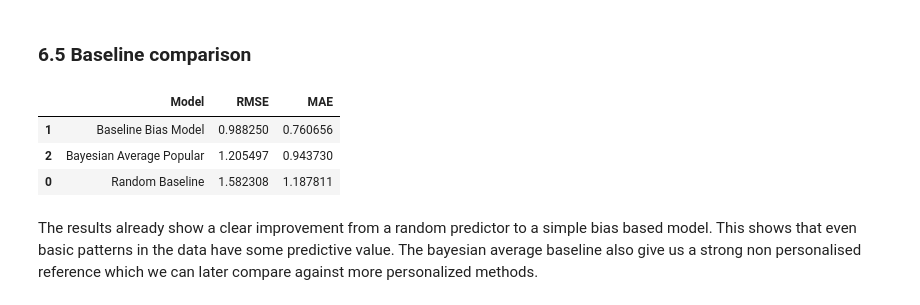
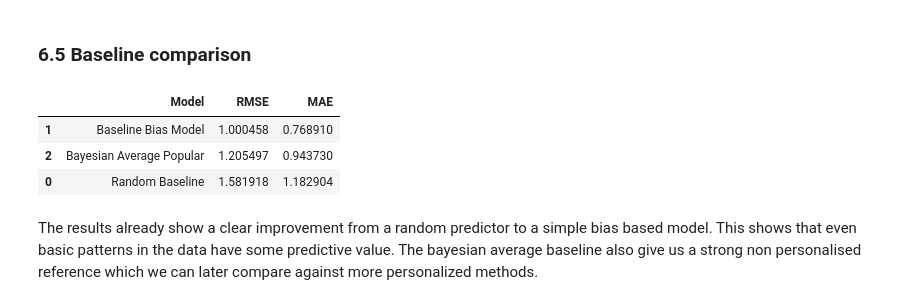
Before and after one commit to Wilyam390/Recommender-Sys, a Jupyter notebook: Group3_Recsys.ipynb, the cells around one changed output. Drawn from its saved outputs; the diff is of its cells as text; code cells hidden in the pictures.

Commit message:
fix: align one single split in all models cuz there were 2 split (data leakage), fixed BAP variable name cuz it had a different variable name, rerun all the cells to make sure there a no more errors

```diff
--- a/Group3_Recsys.ipynb
+++ b/Group3_Recsys.ipynb
@@ -449,9 +451,13 @@ The random baseline recommends unseen products at random. It does not use rating
 To keep model training and evaluation consistent across baselines and collaborative filtering methods, we use the `surprise` library. It is designed for explicit-feedback recommendation tasks and provides a clean framework for rating prediction.
 # %%
 reader = Reader(rating_scale=(1, 5))
-data = Dataset.load_from_df(df_model[["UserId", "ProductId", "Score"]], reader)
 
-trainset, testset = surprise_train_test_split(data, test_size=0.2, random_state=42)
+# Use the SAME split as train_df/test_df to avoid mismatch and leakage
+train_data = Dataset.load_from_df(train_df[["UserId", "ProductId", "Score"]], reader)
+trainset = train_data.build_full_trainset()
+
+# Surprise testset format: list of (uid, iid, true_rating)
+testset = list(test_df[["UserId", "ProductId", "Score"]].itertuples(index=False, name=None))
 
 print("Surprise trainset size:", trainset.n_ratings)
 print("Surprise testset size:", len(testset))
@@ -540,30 +546,30 @@ This baseline treats items with more reviews as "their scores being more trustwo
 # %% [markdown]
 ### 6.5 Baseline comparison
 # %%
-# Build a lookup: ProductId -> bayesian_avg
-bap_lookup = mean_rating_baseline.set_index("ProductId")["bayesian_avg"]
+# Build a lookup: ProductId -> BAP score
+bap_lookup = bap_baseline.set_index("ProductId")["bap_score"]
 
 # For each test row, predict using BAP score (fallback to global mean if unseen)
 global_mean = train_df["Score"].mean()
 test_df["bap_pred"] = test_df["ProductId"].map(bap_lookup).fillna(global_mean)
 
 # Compute RMSE and MAE
 bap_rmse = np.sqrt(((test_df["Score"] - test_df["bap_pred"]) ** 2).mean())
 bap_mae = (test_df["Score"] - test_df["bap_pred"]).abs().mean()
 
 # Now all three are comparable
 baseline_results = pd.DataFrame({
     "Model": ["Random Baseline", "Baseline Bias Model", "Bayesian Average Popular"],
     "RMSE": [random_rmse, baseline_rmse, bap_rmse],
     "MAE": [random_mae, baseline_mae, bap_mae]
 })
 
 display(baseline_results.sort_values("RMSE"))
 # %% [output]
 |  | Model | RMSE | MAE |
-| 1 | Baseline Bias Model | 0.988250 | 0.760656 |
+| 1 | Baseline Bias Model | 1.000458 | 0.768910 |
 | 2 | Bayesian Average Popular | 1.205497 | 0.943730 |
-| 0 | Random Baseline | 1.582308 | 1.187811 |
+| 0 | Random Baseline | 1.581918 | 1.182904 |
 # %% [markdown]
 The results already show a clear improvement from a random predictor to a simple bias based model. This shows that even basic patterns in the data have some predictive value. The bayesian average baseline also give us a strong non personalised reference which we can later compare against more personalized methods.
 # %% [markdown]
```
Also changed, not shown: parts of 9 cells of this notebook.
